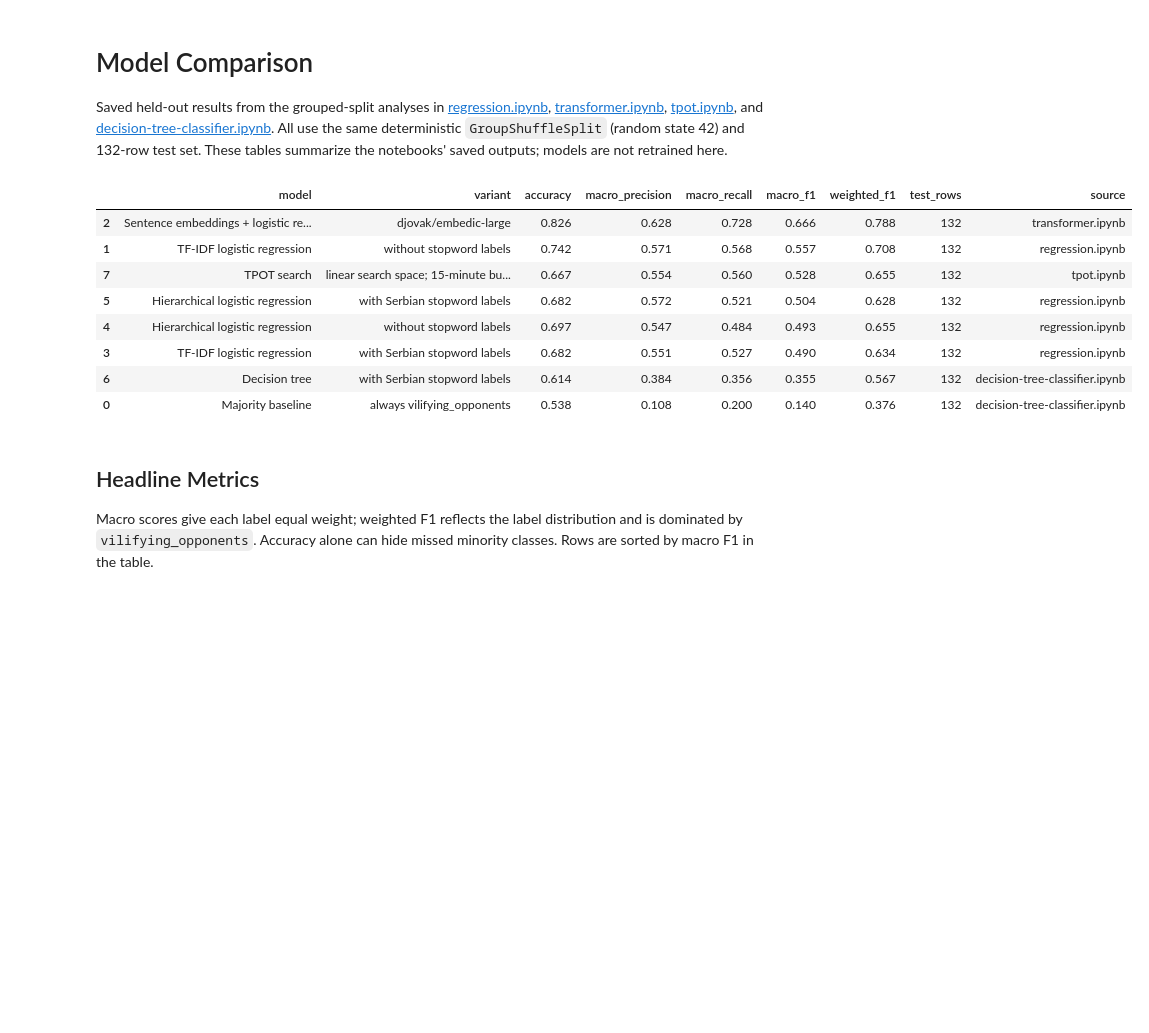
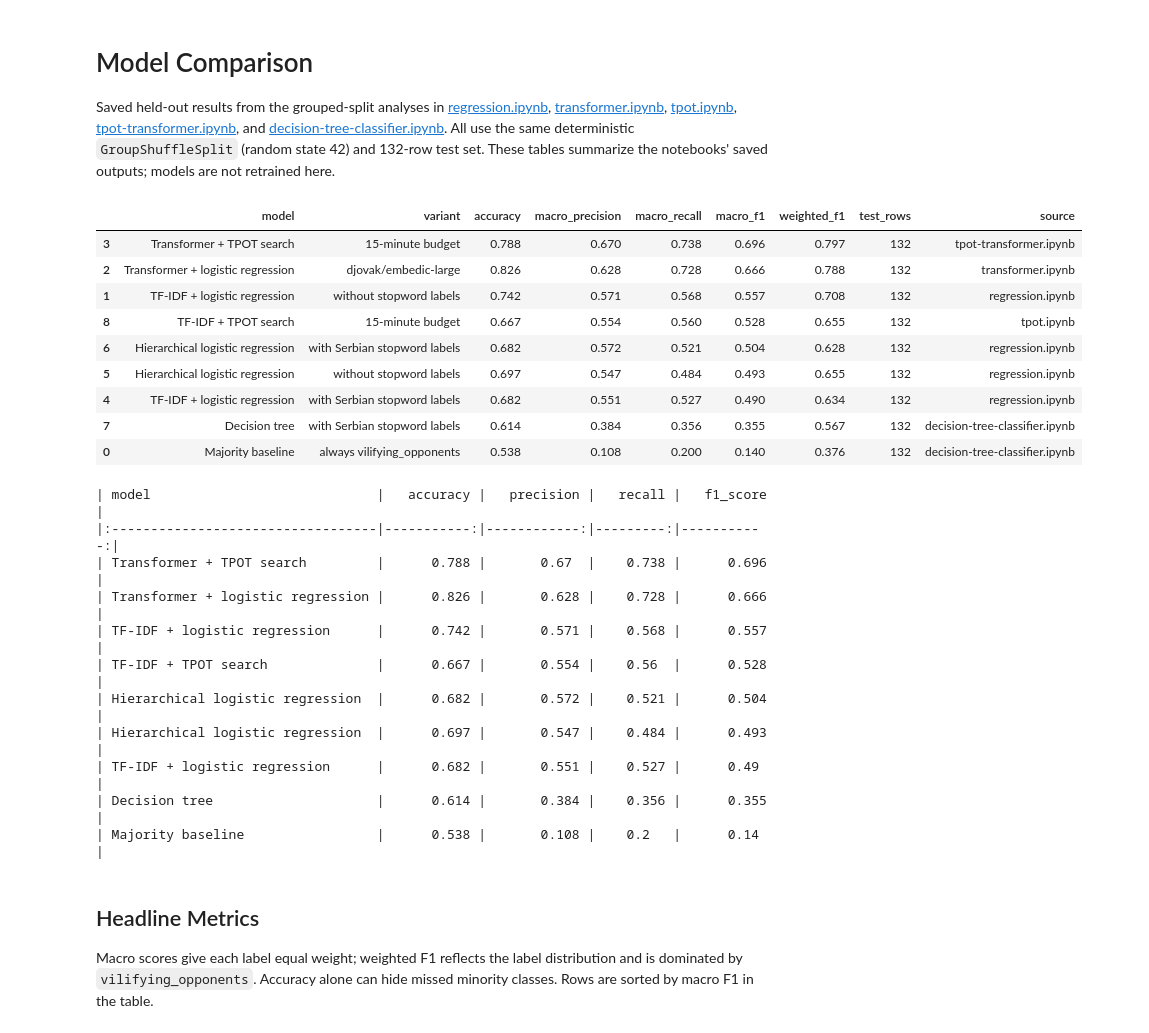
Before and after one commit to jtakalai/propaganda-radar, a Jupyter notebook: regression/model_comparison.ipynb, the cells around one changed output. Drawn from its saved outputs; the diff is of its cells as text; code cells hidden in the pictures; blank space fills up the shorter version.

```diff
--- a/regression/model_comparison.ipynb
+++ b/regression/model_comparison.ipynb
@@ -1,7 +1,7 @@
 # %% [markdown]
 # Model Comparison
 
-Saved held-out results from the grouped-split analyses in [regression.ipynb](regression.ipynb), [transformer.ipynb](transformer.ipynb), [tpot.ipynb](tpot.ipynb), and [decision-tree-classifier.ipynb](decision-tree-classifier.ipynb). All use the same deterministic `GroupShuffleSplit` (random state 42) and 132-row test set. These tables summarize the notebooks' saved outputs; models are not retrained here.
+Saved held-out results from the grouped-split analyses in [regression.ipynb](regression.ipynb), [transformer.ipynb](transformer.ipynb), [tpot.ipynb](tpot.ipynb), [tpot-transformer.ipynb](tpot-transformer.ipynb), and [decision-tree-classifier.ipynb](decision-tree-classifier.ipynb). All use the same deterministic `GroupShuffleSplit` (random state 42) and 132-row test set. These tables summarize the notebooks' saved outputs; models are not retrained here.
 # %%
 import pandas as pd
 import matplotlib.pyplot as plt
@@ -19,7 +19,7 @@ overview = pd.DataFrame([
         "source": "decision-tree-classifier.ipynb",
     },
     {
-        "model": "TF-IDF logistic regression",
+        "model": "TF-IDF + logistic regression",
         "variant": "without stopword labels",
         "accuracy": 0.742,
         "macro_precision": 0.571,
@@ -30,7 +30,7 @@ overview = pd.DataFrame([
         "source": "regression.ipynb",
     },
     {
-        "model": "Sentence embeddings + logistic regression",
+        "model": "Transformer + logistic regression",
         "variant": "djovak/embedic-large",
         "accuracy": 0.826,
         "macro_precision": 0.628,
@@ -41,7 +41,18 @@ overview = pd.DataFrame([
         "source": "transformer.ipynb",
     },
     {
-        "model": "TF-IDF logistic regression",
+        "model": "Transformer + TPOT search",
+        "variant": "15-minute budget",
+        "accuracy": 0.788,
+        "macro_precision": 0.670,
+        "macro_recall": 0.738,
+        "macro_f1": 0.696,
+        "weighted_f1": 0.797,
+        "test_rows": 132,
+        "source": "tpot-transformer.ipynb",
+    },
+    {
+        "model": "TF-IDF + logistic regression",
         "variant": "with Serbian stopword labels",
         "accuracy": 0.682,
         "macro_precision": 0.551,
@@ -70,53 +81,70 @@ overview = pd.DataFrame([
         "macro_recall": 0.521,
         "macro_f1": 0.504,
         "weighted_f1": 0.628,
         "test_rows": 132,
         "source": "regression.ipynb",
     },
     {
         "model": "Decision tree",
         "variant": "with Serbian stopword labels",
         "accuracy": 0.614,
         "macro_precision": 0.384,
         "macro_recall": 0.356,
         "macro_f1": 0.355,
         "weighted_f1": 0.567,
         "test_rows": 132,
         "source": "decision-tree-classifier.ipynb",
     },
     {
-        "model": "TPOT search",
-        "variant": "linear search space; 15-minute budget",
+        "model": "TF-IDF + TPOT search",
+        "variant": "15-minute budget",
         "accuracy": 0.667,
         "macro_precision": 0.554,
         "macro_recall": 0.560,
         "macro_f1": 0.528,
         "weighted_f1": 0.655,
         "test_rows": 132,
         "source": "tpot.ipynb",
     },
 ])
 
-display(
-    overview.sort_values("macro_f1", ascending=False)
-    .style.format({
-        "accuracy": "{:.3f}",
-        "macro_precision": "{:.3f}",
-        "macro_recall": "{:.3f}",
-        "macro_f1": "{:.3f}",
-        "weighted_f1": "{:.3f}",
-    })
-)
+table = overview.sort_values("macro_f1", ascending=False)
+
+display(table.style.format({
+    "accuracy": "{:.3f}",
+    "macro_precision": "{:.3f}",
+    "macro_recall": "{:.3f}",
+    "macro_f1": "{:.3f}",
+    "weighted_f1": "{:.3f}",
+}))
+
+print(table.rename(columns={
+    "macro_f1": "f1_score",
+    "macro_precision": "precision",
+    "macro_recall": "recall"
+})[["model", "accuracy", "precision", "recall", "f1_score"]].to_markdown(index=False))
 # %% [output]
 |  | model | variant | accuracy | macro_precision | macro_recall | macro_f1 | weighted_f1 | test_rows | source |
-| 2 | Sentence embeddings + logistic re... | djovak/embedic-large | 0.826 | 0.628 | 0.728 | 0.666 | 0.788 | 132 | transformer.ipynb |
-| 1 | TF-IDF logistic regression | without stopword labels | 0.742 | 0.571 | 0.568 | 0.557 | 0.708 | 132 | regression.ipynb |
-| 7 | TPOT search | linear search space; 15-minute bu... | 0.667 | 0.554 | 0.560 | 0.528 | 0.655 | 132 | tpot.ipynb |
-| 5 | Hierarchical logistic regression | with Serbian stopword labels | 0.682 | 0.572 | 0.521 | 0.504 | 0.628 | 132 | regression.ipynb |
-| 4 | Hierarchical logistic regression | without stopword labels | 0.697 | 0.547 | 0.484 | 0.493 | 0.655 | 132 | regression.ipynb |
-| 3 | TF-IDF logistic regression | with Serbian stopword labels | 0.682 | 0.551 | 0.527 | 0.490 | 0.634 | 132 | regression.ipynb |
-| 6 | Decision tree | with Serbian stopword labels | 0.614 | 0.384 | 0.356 | 0.355 | 0.567 | 132 | decision-tree-classifier.ipynb |
+| 3 | Transformer + TPOT search | 15-minute budget | 0.788 | 0.670 | 0.738 | 0.696 | 0.797 | 132 | tpot-transformer.ipynb |
+| 2 | Transformer + logistic regression | djovak/embedic-large | 0.826 | 0.628 | 0.728 | 0.666 | 0.788 | 132 | transformer.ipynb |
+| 1 | TF-IDF + logistic regression | without stopword labels | 0.742 | 0.571 | 0.568 | 0.557 | 0.708 | 132 | regression.ipynb |
+| 8 | TF-IDF + TPOT search | 15-minute budget | 0.667 | 0.554 | 0.560 | 0.528 | 0.655 | 132 | tpot.ipynb |
+| 6 | Hierarchical logistic regression | with Serbian stopword labels | 0.682 | 0.572 | 0.521 | 0.504 | 0.628 | 132 | regression.ipynb |
+| 5 | Hierarchical logistic regression | without stopword labels | 0.697 | 0.547 | 0.484 | 0.493 | 0.655 | 132 | regression.ipynb |
+| 4 | TF-IDF + logistic regression | with Serbian stopword labels | 0.682 | 0.551 | 0.527 | 0.490 | 0.634 | 132 | regression.ipynb |
+| 7 | Decision tree | with Serbian stopword labels | 0.614 | 0.384 | 0.356 | 0.355 | 0.567 | 132 | decision-tree-classifier.ipynb |
 | 0 | Majority baseline | always vilifying_opponents | 0.538 | 0.108 | 0.200 | 0.140 | 0.376 | 132 | decision-tree-classifier.ipynb |
+| model                             |   accuracy |   precision |   recall |   f1_score |
+|:----------------------------------|-----------:|------------:|---------:|-----------:|
+| Transformer + TPOT search         |      0.788 |       0.67  |    0.738 |      0.696 |
+| Transformer + logistic regression |      0.826 |       0.628 |    0.728 |      0.666 |
+| TF-IDF + logistic regression      |      0.742 |       0.571 |    0.568 |      0.557 |
+| TF-IDF + TPOT search              |      0.667 |       0.554 |    0.56  |      0.528 |
+| Hierarchical logistic regression  |      0.682 |       0.572 |    0.521 |      0.504 |
+| Hierarchical logistic regression  |      0.697 |       0.547 |    0.484 |      0.493 |
+| TF-IDF + logistic regression      |      0.682 |       0.551 |    0.527 |      0.49  |
+| Decision tree                     |      0.614 |       0.384 |    0.356 |      0.355 |
+| Majority baseline                 |      0.538 |       0.108 |    0.2   |      0.14  |
 # %% [markdown]
 ## Headline Metrics
 
```
Also changed, not shown: parts of 3 cells of this notebook, 5 other files.
